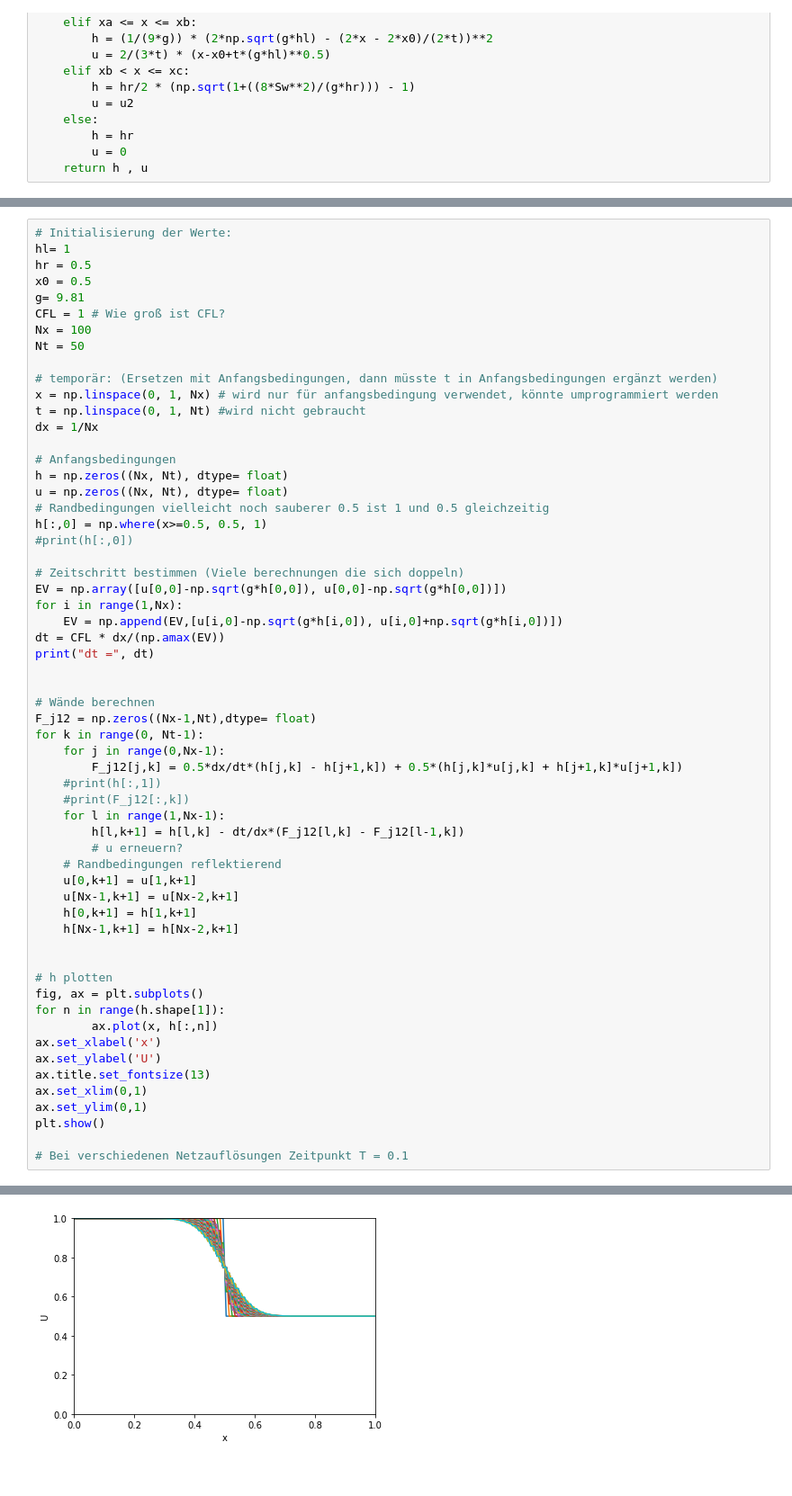
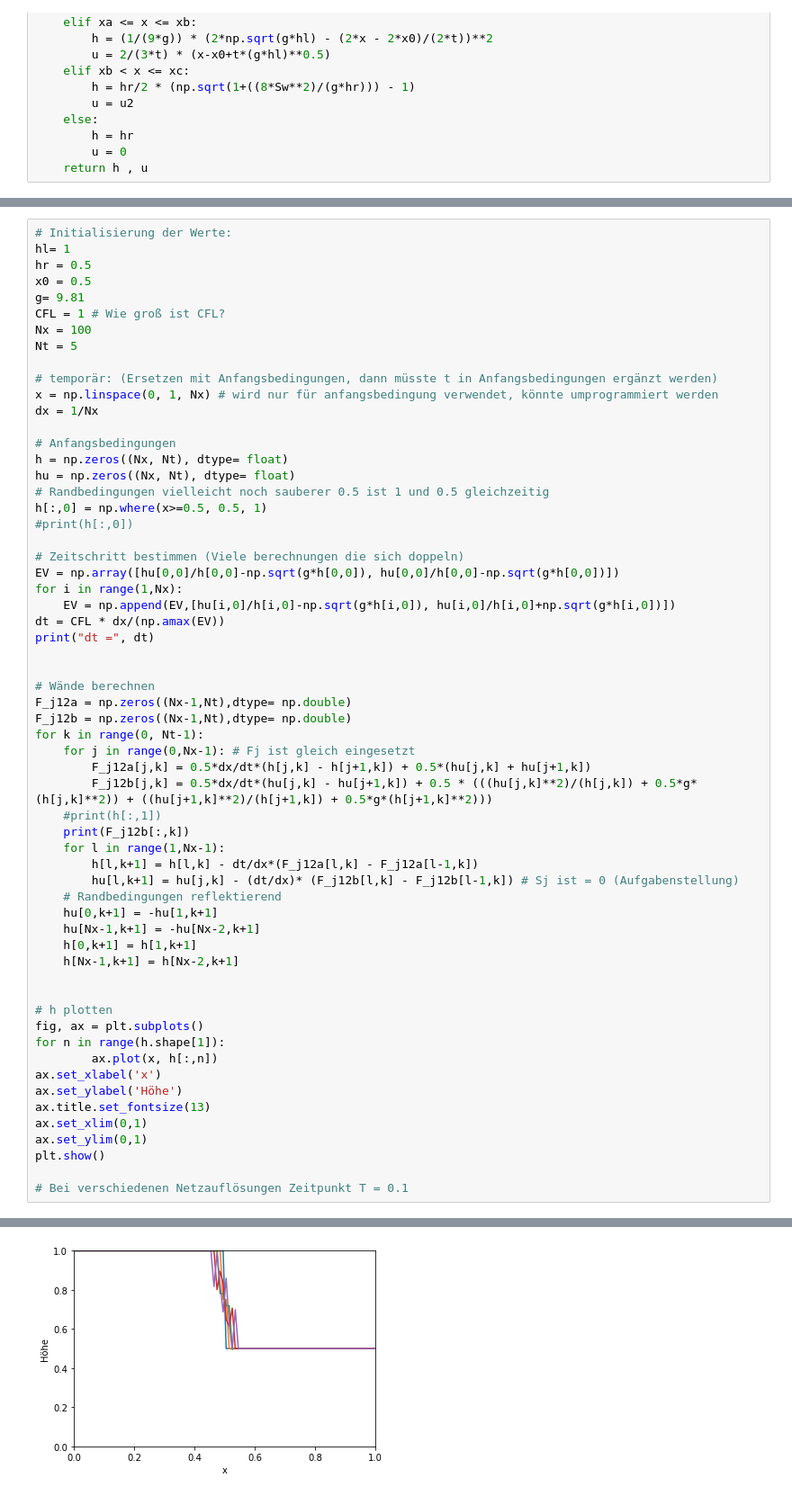
Before and after one commit to Javiermateor/Flachwassergleichung, a Jupyter notebook: HA2.ipynb, the cells around one changed output, grey strips where cells are left out. Shown: that part at 90% size. Drawn from its saved outputs; the diff is of its cells as text.

```diff
--- a/HA2.ipynb
+++ b/HA2.ipynb
@@ -192,41 +192,42 @@ x0 = 0.5
 g= 9.81
 CFL = 1 # Wie groß ist CFL?
 Nx = 100
-Nt = 50
+Nt = 5
 
 # temporär: (Ersetzen mit Anfangsbedingungen, dann müsste t in Anfangsbedingungen ergänzt werden)
 x = np.linspace(0, 1, Nx) # wird nur für anfangsbedingung verwendet, könnte umprogrammiert werden
-t = np.linspace(0, 1, Nt) #wird nicht gebraucht
 dx = 1/Nx
 
 # Anfangsbedingungen
 h = np.zeros((Nx, Nt), dtype= float)
-u = np.zeros((Nx, Nt), dtype= float)
+hu = np.zeros((Nx, Nt), dtype= float)
 # Randbedingungen vielleicht noch sauberer 0.5 ist 1 und 0.5 gleichzeitig
 h[:,0] = np.where(x>=0.5, 0.5, 1)
 #print(h[:,0])
 
 # Zeitschritt bestimmen (Viele berechnungen die sich doppeln)
-EV = np.array([u[0,0]-np.sqrt(g*h[0,0]), u[0,0]-np.sqrt(g*h[0,0])])
+EV = np.array([hu[0,0]/h[0,0]-np.sqrt(g*h[0,0]), hu[0,0]/h[0,0]-np.sqrt(g*h[0,0])])
 for i in range(1,Nx):
-    EV = np.append(EV,[u[i,0]-np.sqrt(g*h[i,0]), u[i,0]+np.sqrt(g*h[i,0])])
+    EV = np.append(EV,[hu[i,0]/h[i,0]-np.sqrt(g*h[i,0]), hu[i,0]/h[i,0]+np.sqrt(g*h[i,0])])
 dt = CFL * dx/(np.amax(EV))
 print("dt =", dt)
 
 
 # Wände berechnen
-F_j12 = np.zeros((Nx-1,Nt),dtype= float)
+F_j12a = np.zeros((Nx-1,Nt),dtype= np.double)
+F_j12b = np.zeros((Nx-1,Nt),dtype= np.double)
 for k in range(0, Nt-1):
-    for j in range(0,Nx-1):
-        F_j12[j,k] = 0.5*dx/dt*(h[j,k] - h[j+1,k]) + 0.5*(h[j,k]*u[j,k] + h[j+1,k]*u[j+1,k])
+    for j in range(0,Nx-1): # Fj ist gleich eingesetzt
+        F_j12a[j,k] = 0.5*dx/dt*(h[j,k] - h[j+1,k]) + 0.5*(hu[j,k] + hu[j+1,k])
+        F_j12b[j,k] = 0.5*dx/dt*(hu[j,k] - hu[j+1,k]) + 0.5 * (((hu[j,k]**2)/(h[j,k]) + 0.5*g*(h[j,k]**2)) + ((hu[j+1,k]**2)/(h[j+1,k]) + 0.5*g*(h[j+1,k]**2)))
     #print(h[:,1])
-    #print(F_j12[:,k])
+    print(F_j12b[:,k])
     for l in range(1,Nx-1):
-        h[l,k+1] = h[l,k] - dt/dx*(F_j12[l,k] - F_j12[l-1,k])
-        # u erneuern?
+        h[l,k+1] = h[l,k] - dt/dx*(F_j12a[l,k] - F_j12a[l-1,k])
+        hu[l,k+1] = hu[j,k] - (dt/dx)* (F_j12b[l,k] - F_j12b[l-1,k]) # Sj ist = 0 (Aufgabenstellung)
     # Randbedingungen reflektierend
-    u[0,k+1] = u[1,k+1]
-    u[Nx-1,k+1] = u[Nx-2,k+1]
+    hu[0,k+1] = -hu[1,k+1]
+    hu[Nx-1,k+1] = -hu[Nx-2,k+1]
     h[0,k+1] = h[1,k+1]
     h[Nx-1,k+1] = h[Nx-2,k+1]
 
@@ -236,7 +237,7 @@ fig, ax = plt.subplots()
 for n in range(h.shape[1]):
         ax.plot(x, h[:,n])
 ax.set_xlabel('x')
-ax.set_ylabel('U')
+ax.set_ylabel('Höhe')
 ax.title.set_fontsize(13)
 ax.set_xlim(0,1)
 ax.set_ylim(0,1)
@@ -254 +265 @@ dt = 0.0031927542840705044
-[figure, old version]
+[figure, new version]
```
Also changed, not shown: parts of 2 cells of this notebook.
